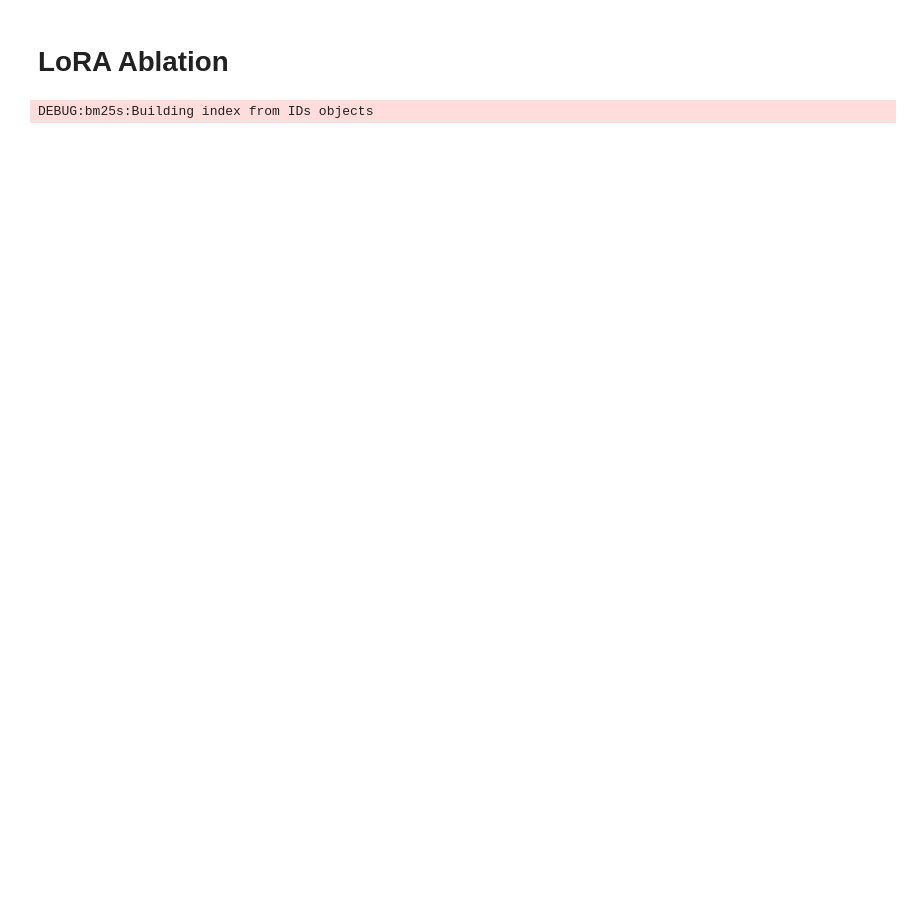
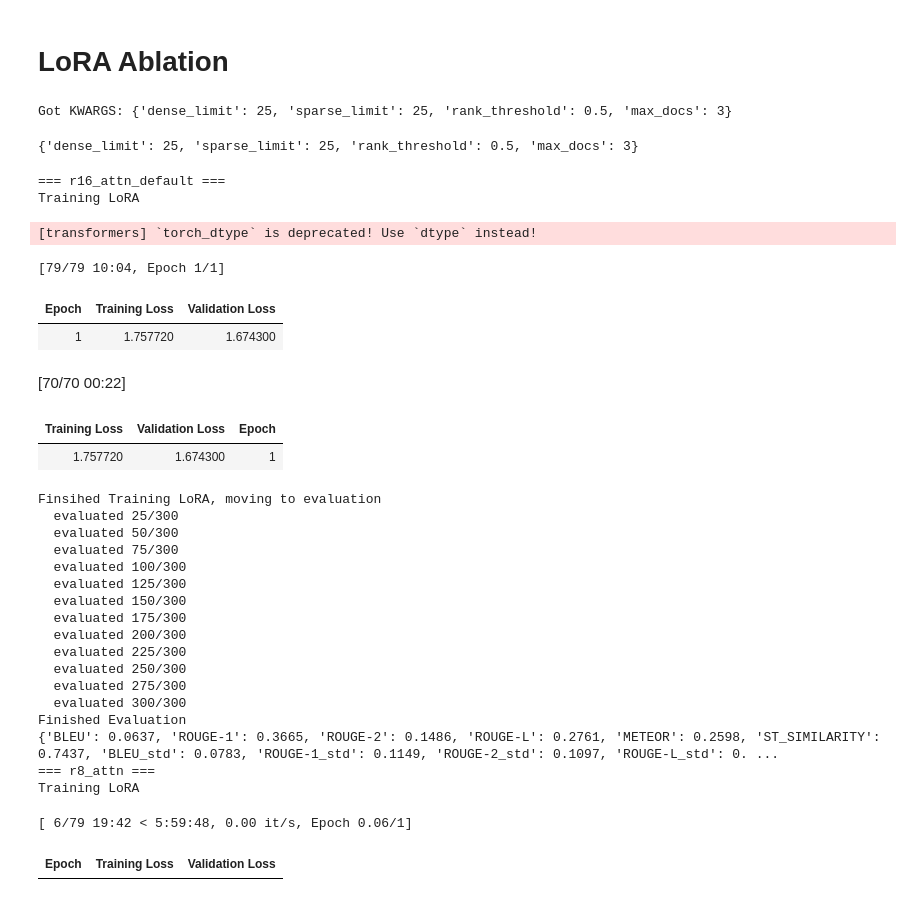
Before and after one commit to manavka/DS266_RAG, a Jupyter notebook: PubMedQA_full_pipeline_mk.ipynb, the cells around one changed output. Drawn from its saved outputs; the diff is of its cells as text; code cells hidden in the pictures; blank space fills up the shorter version.

Commit message:
lora update

```diff
--- a/PubMedQA_full_pipeline_mk.ipynb
+++ b/PubMedQA_full_pipeline_mk.ipynb
@@ -269,7 +269,7 @@ class LoraExperimentConfig:
     num_train_epochs: float = 1.0
     per_device_train_batch_size: int = 1
     gradient_accumulation_steps: int = 8
-    warmup_ratio: float = 0.03
+    #warmup_ratio: float = 0.03
     lr_scheduler_type: str = "cosine"
     weight_decay: float = 0.0
     max_grad_norm: float = 0.3
@@ -309,8 +309,11 @@ def build_rag_records(df, dense_embeddings, sparse_embeddings, corpus, reranker,
             "gold_doc_retrieved": int(qid) in [d["doc_id"] for d in kept],
         })
 
+
     if cache_path:
-        with open(cache_path, "w") as f:
+        os.makedirs(os.path.dirname(cache_path), exist_ok=True)
+
+        with open(cache_path, "w", encoding="utf-8") as f:
             for r in records:
                 f.write(json.dumps(r) + "\n")
     return records
@@ -433,7 +436,7 @@ def train_lora(cfg: LoraExperimentConfig, train_records, val_records=None):
         gradient_accumulation_steps=cfg.gradient_accumulation_steps,
         learning_rate=cfg.learning_rate,
         lr_scheduler_type=cfg.lr_scheduler_type,
-        warmup_ratio=cfg.warmup_ratio,
+
         weight_decay=cfg.weight_decay,
         max_grad_norm=cfg.max_grad_norm,
         optim=cfg.optim,
@@ -598,8 +601,11 @@ def run_ablation(configs: List[LoraExperimentConfig], train_records, eval_record
 
     for cfg in configs:
         print(f"=== {cfg.run_name} ===")
+        print('Training LoRA')
         model, tokenizer, training_info = train_lora(cfg, train_records, val_records)
+        print('Finsihed Training LoRA, moving to evaluation')
         per_example, summary = evaluate_decoder(model, tokenizer, eval_records, _st_model, max_prompt_tokens, max_new_tokens)
+        print('Finished Evaluation')
         log_experiment(log_path, cfg.run_name, summary, lora_params=asdict(cfg), training_info=training_info,
                        retrieval_params=retrieval_params, eval_params=eval_params,
                        per_example=per_example, output_dir=cfg.output_dir)
@@ -755,19 +762,10 @@ sparse_all = get_sparse_embeddings(ids_all, docs_all)
 
 rag_kwargs = dict(dense_limit=RETRIEVAL_PARAMS["dense_limit"], sparse_limit=RETRIEVAL_PARAMS["sparse_limit"],
                   rank_threshold=RETRIEVAL_PARAMS["rank_threshold"], max_docs=RETRIEVAL_PARAMS["max_docs"])
-train_records_all = build_rag_records(train, dense_all, sparse_all, CORPUS_ALL, reranker,
-                                      cache_path="lora_runs/rag_train.jsonl", **rag_kwargs)
-test_records = build_rag_records(test, dense_all, sparse_all, CORPUS_ALL, reranker,
-                                 cache_path="lora_runs/rag_test.jsonl", **rag_kwargs)
-
-# 90/10 split of train for eval_loss tracking
-n_val = len(train_records_all) // 10
-val_records, train_records = train_records_all[:n_val], train_records_all[n_val:]
-
-# Free retrieval models before loading the 7B decoder (<=12 GB VRAM)
-del dense_all, sparse_all, dense_embeddings, sparse_embeddings, reranker
-if "generator_model" in globals():
-    del generator_model, generator_tokenizer
-free_gpu()
+print(f"Got KWARGS: {rag_kwargs}")
 # %% [output]
-DEBUG:bm25s:Building index from IDs objects
+Got KWARGS: {'dense_limit': 25, 'sparse_limit': 25, 'rank_threshold': 0.5, 'max_docs': 3}
+# %%
+rag_kwargs
+# %% [output]
+{'dense_limit': 25, 'sparse_limit': 25, 'rank_threshold': 0.5, 'max_docs': 3}
@@ -774,29 +787,59 @@ DEBUG:bm25s:Building index from IDs objects
 # %%
 # One-factor-at-a-time ablation around the default config
 ablation_configs = [
     LoraExperimentConfig(run_name="r16_attn_default"),
     LoraExperimentConfig(run_name="r8_attn", r=8, lora_alpha=16),
     LoraExperimentConfig(run_name="r32_attn", r=32, lora_alpha=64),
     LoraExperimentConfig(run_name="r16_attn_mlp", target_modules=ATTN_MLP_MODULES),
     LoraExperimentConfig(run_name="r16_lr1e-4", learning_rate=1e-4),
     LoraExperimentConfig(run_name="r16_2epochs", num_train_epochs=2),
     LoraExperimentConfig(run_name="r16_dropout0.1", lora_dropout=0.1),
     LoraExperimentConfig(run_name="r16_fullseq_loss", answer_only_loss=False),
 ]
 
 results_df = run_ablation(
     ablation_configs,
     train_records=train_records,
     eval_records=test_records,
     _st_model=_st_model,
     val_records=val_records,
     retrieval_params=RETRIEVAL_PARAMS,
     base_model=DECODER_MODEL_NAME,
     log_path="lora_runs/ablation_log.jsonl",
+    include_baseline=False
 )
 
 cols = ["run_name"] + [f"metrics.{m}" for m in METRIC_COLS] + [
     "lora_params.r", "lora_params.lora_alpha", "lora_params.target_modules", "lora_params.learning_rate",
     "lora_params.num_train_epochs", "lora_params.lora_dropout", "lora_params.answer_only_loss",
     "training_info.train_loss", "training_info.final_eval_loss", "training_info.trainable_pct"]
 results_df[[c for c in cols if c in results_df.columns]]
+# %% [output]
+=== r16_attn_default ===
+Training LoRA
+[transformers] `torch_dtype` is deprecated! Use `dtype` instead!
+[79/79 10:04, Epoch 1/1]
+| Epoch | Training Loss | Validation Loss |
+| 1 | 1.757720 | 1.674300 |
+[70/70 00:22]
+| Training Loss | Validation Loss | Epoch |
+| 1.757720 | 1.674300 | 1 |
+Finsihed Training LoRA, moving to evaluation
+  evaluated 25/300
+  evaluated 50/300
+  evaluated 75/300
+  evaluated 100/300
+  evaluated 125/300
+  evaluated 150/300
+  evaluated 175/300
+  evaluated 200/300
+  evaluated 225/300
+  evaluated 250/300
+  evaluated 275/300
+  evaluated 300/300
+Finished Evaluation
+{'BLEU': 0.0637, 'ROUGE-1': 0.3665, 'ROUGE-2': 0.1486, 'ROUGE-L': 0.2761, 'METEOR': 0.2598, 'ST_SIMILARITY': 0.7437, 'BLEU_std': 0.0783, 'ROUGE-1_std': 0.1149, 'ROUGE-2_std': 0.1097, 'ROUGE-L_std': 0. ...
+=== r8_attn ===
+Training LoRA
+[ 6/79 19:42 < 5:59:48, 0.00 it/s, Epoch 0.06/1]
+| Epoch | Training Loss | Validation Loss |
```
Also changed, not shown: parts of 5 cells of this notebook, 14 other files.
